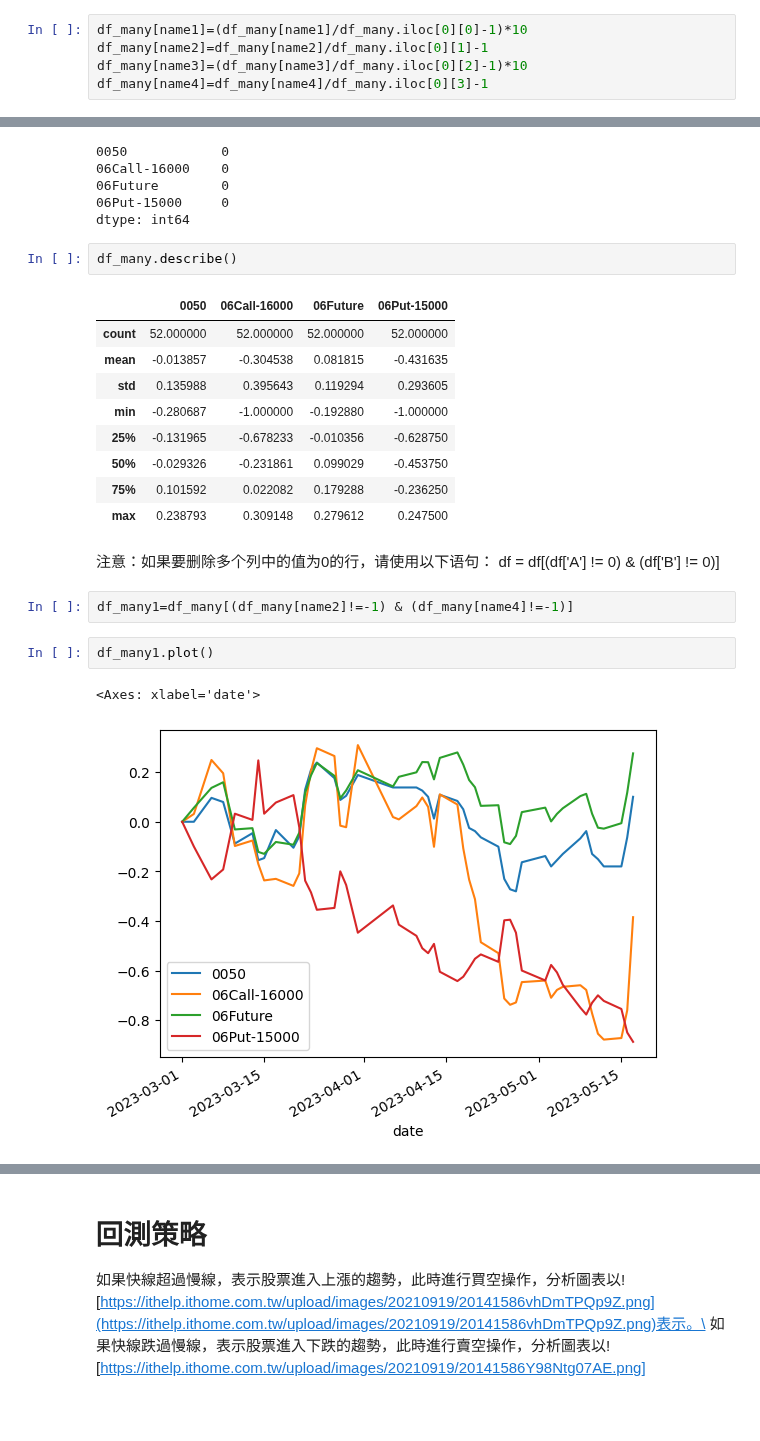
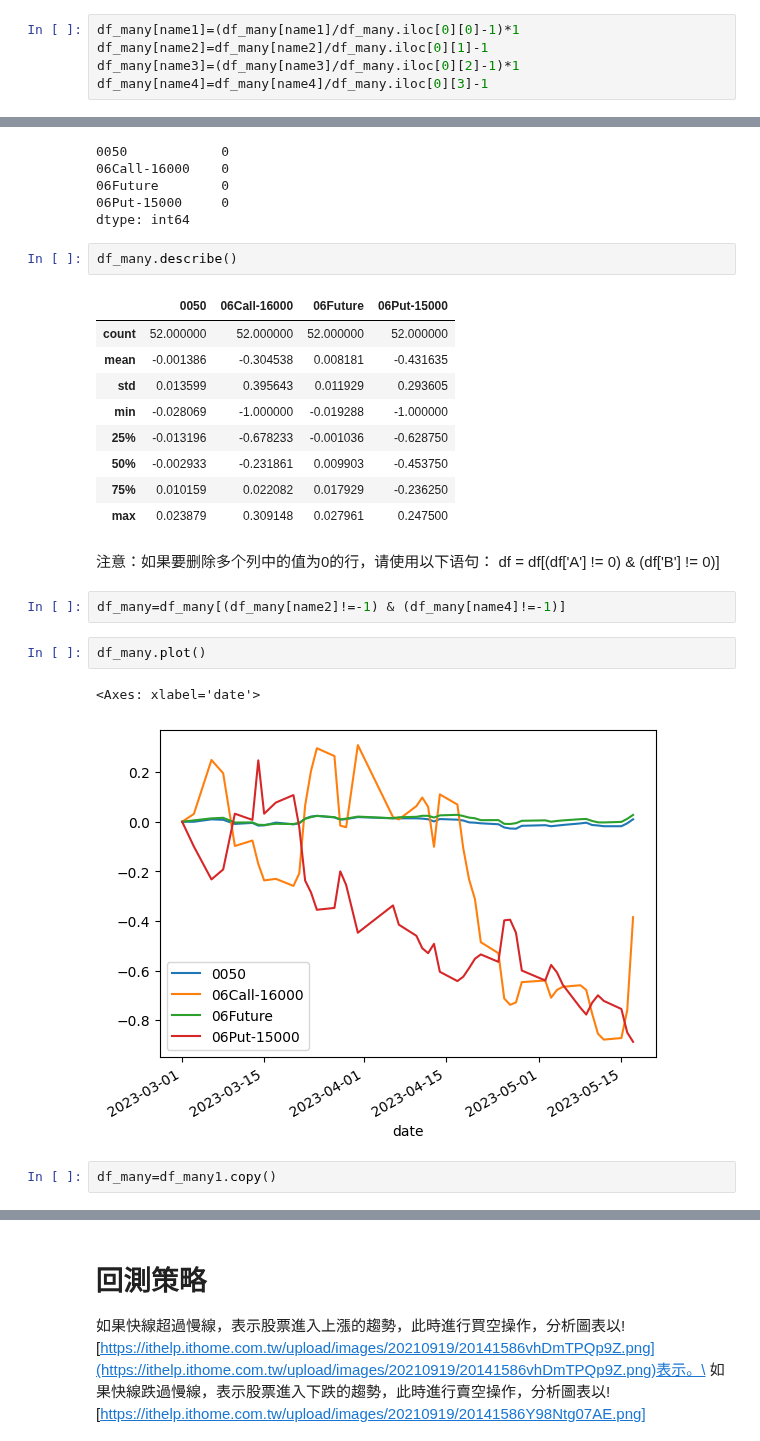
Before and after one commit to webclinic017/trade-backtest, a Jupyter notebook: 0-viz/viz5_data1_finmind_6月_stock_option_future_0301_0519.ipynb, the cells around one changed output, grey strips where cells are left out. Drawn from its saved outputs; the diff is of its cells as text; blank space fills up the shorter version.

```diff
--- a/0-viz/viz5_data1_finmind_6月_stock_option_future_0301_0519.ipynb
+++ b/0-viz/viz5_data1_finmind_6月_stock_option_future_0301_0519.ipynb
@@ -292,7 +276,7 @@ df_many1=df_many[(df_many[name2]!=0) & (df_many[name4]!=0)]
 # %%
-df_many[name1]=(df_many[name1]/df_many.iloc[0][0]-1)*10
+df_many[name1]=(df_many[name1]/df_many.iloc[0][0]-1)*1
 df_many[name2]=df_many[name2]/df_many.iloc[0][1]-1
-df_many[name3]=(df_many[name3]/df_many.iloc[0][2]-1)*10
+df_many[name3]=(df_many[name3]/df_many.iloc[0][2]-1)*1
 df_many[name4]=df_many[name4]/df_many.iloc[0][3]-1
 # %%
 df_many.head()
@@ -322,20 +306,22 @@ df_many.describe()
 # %% [output]
 |  | 0050 | 06Call-16000 | 06Future | 06Put-15000 |
 | count | 52.000000 | 52.000000 | 52.000000 | 52.000000 |
-| mean | -0.013857 | -0.304538 | 0.081815 | -0.431635 |
-| std | 0.135988 | 0.395643 | 0.119294 | 0.293605 |
-| min | -0.280687 | -1.000000 | -0.192880 | -1.000000 |
-| 25% | -0.131965 | -0.678233 | -0.010356 | -0.628750 |
-| 50% | -0.029326 | -0.231861 | 0.099029 | -0.453750 |
-| 75% | 0.101592 | 0.022082 | 0.179288 | -0.236250 |
-| max | 0.238793 | 0.309148 | 0.279612 | 0.247500 |
+| mean | -0.001386 | -0.304538 | 0.008181 | -0.431635 |
+| std | 0.013599 | 0.395643 | 0.011929 | 0.293605 |
+| min | -0.028069 | -1.000000 | -0.019288 | -1.000000 |
+| 25% | -0.013196 | -0.678233 | -0.001036 | -0.628750 |
+| 50% | -0.002933 | -0.231861 | 0.009903 | -0.453750 |
+| 75% | 0.010159 | 0.022082 | 0.017929 | -0.236250 |
+| max | 0.023879 | 0.309148 | 0.027961 | 0.247500 |
 # %% [markdown]
 注意：如果要删除多个列中的值为0的行，请使用以下语句：
 df = df[(df['A'] != 0) & (df['B'] != 0)]
 # %%
-df_many1=df_many[(df_many[name2]!=-1) & (df_many[name4]!=-1)]
+df_many=df_many[(df_many[name2]!=-1) & (df_many[name4]!=-1)]
 # %%
-df_many1.plot()
+df_many.plot()
 # %% [output]
 <Axes: xlabel='date'>
-[figure, old version]
+[figure, new version]
+# %%
+df_many=df_many1.copy()
```
Also changed, not shown: parts of 9 cells of this notebook.
